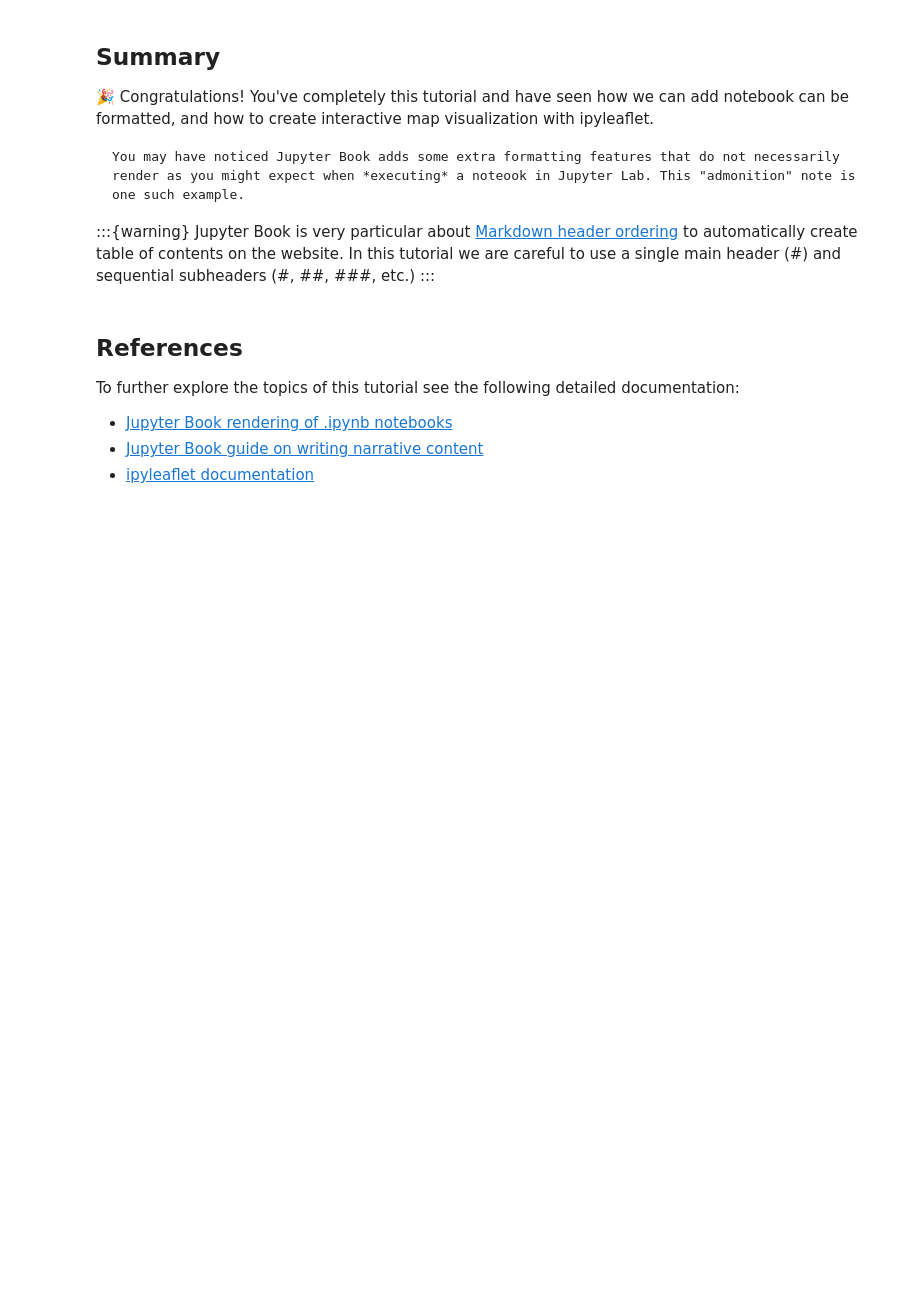
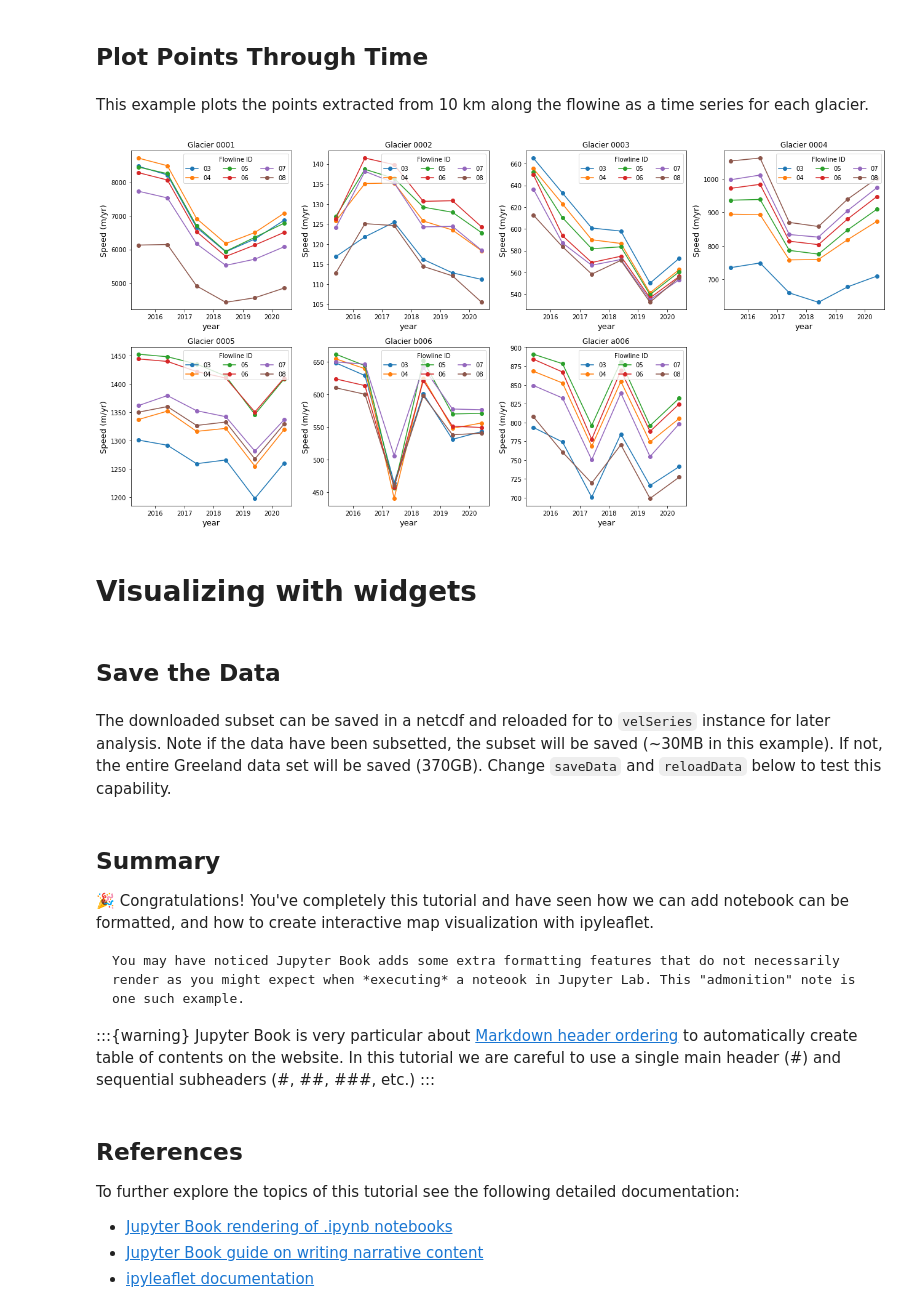
Before and after one commit to ICESAT-2HackWeek/website2022, a Jupyter notebook: book/tutorials/DataIntegration/dataintegration-2.ipynb, the cells around one changed output. Cells and saved outputs as stored; diff of their text form; code cells hidden in the pictures; blank space fills up the shorter version.

```diff
--- a/book/tutorials/DataIntegration/dataintegration-2.ipynb
+++ b/book/tutorials/DataIntegration/dataintegration-2.ipynb
@@ -67,0 +217,24 @@ Re-create the map above using different tile layers for both the right and left
+# %% [markdown]
+## Plot Points Through Time
+# %% [markdown]
+This example plots the points extracted from 10 km along the flowine as a time series for each glacier.
+# %%
+fig, axes = plt.subplots(2, 4, figsize=(18, 9))
+# Loop over glaciers
+for glacierId, ax in zip(glacierPoints, axes.flatten()):
+    # Loop over flowlines
+    for flowlineId in glacierPoints[glacierId]:
+        # interpolate to get results vx(time index) for each point
+        vx, vy, v = myVelSeries.interp(*glacierPoints[glacierId][flowlineId], units='km')
+        ax.plot(myVelSeries.time, v, marker='o',  linestyle='-', color=flowlineColors[flowlineId],label=f'{flowlineId}')
+    # pretty up plot
+    ax.legend(ncol=3, loc='upper right', title='Flowline ID')
+    ax.set_xlabel('year', fontsize=13)
+    ax.set_ylabel('Speed (m/yr)', fontsize=13)
+    ax.set_title(f'Glacier {glacierId}')
+axes[-1, -1].axis('off'); # kill axis with no plot
+plt.tight_layout()
+# %% [output]
+[figure, added]
+# %% [markdown]
+# Visualizing with widgets
@@ -67,0 +296,4 @@ Re-create the map above using different tile layers for both the right and left
+# %% [markdown]
+## Save the Data
+# %% [markdown]
+The downloaded subset can be saved in a netcdf and reloaded for to `velSeries` instance for later analysis. Note if the data have been subsetted, the subset will be saved (~30MB in this example). If not, the entire Greeland data set will be saved (370GB). Change `saveData` and `reloadData` below to test this capability.
```
Also changed, not shown: parts of 42 cells of this notebook, 2 other files.
